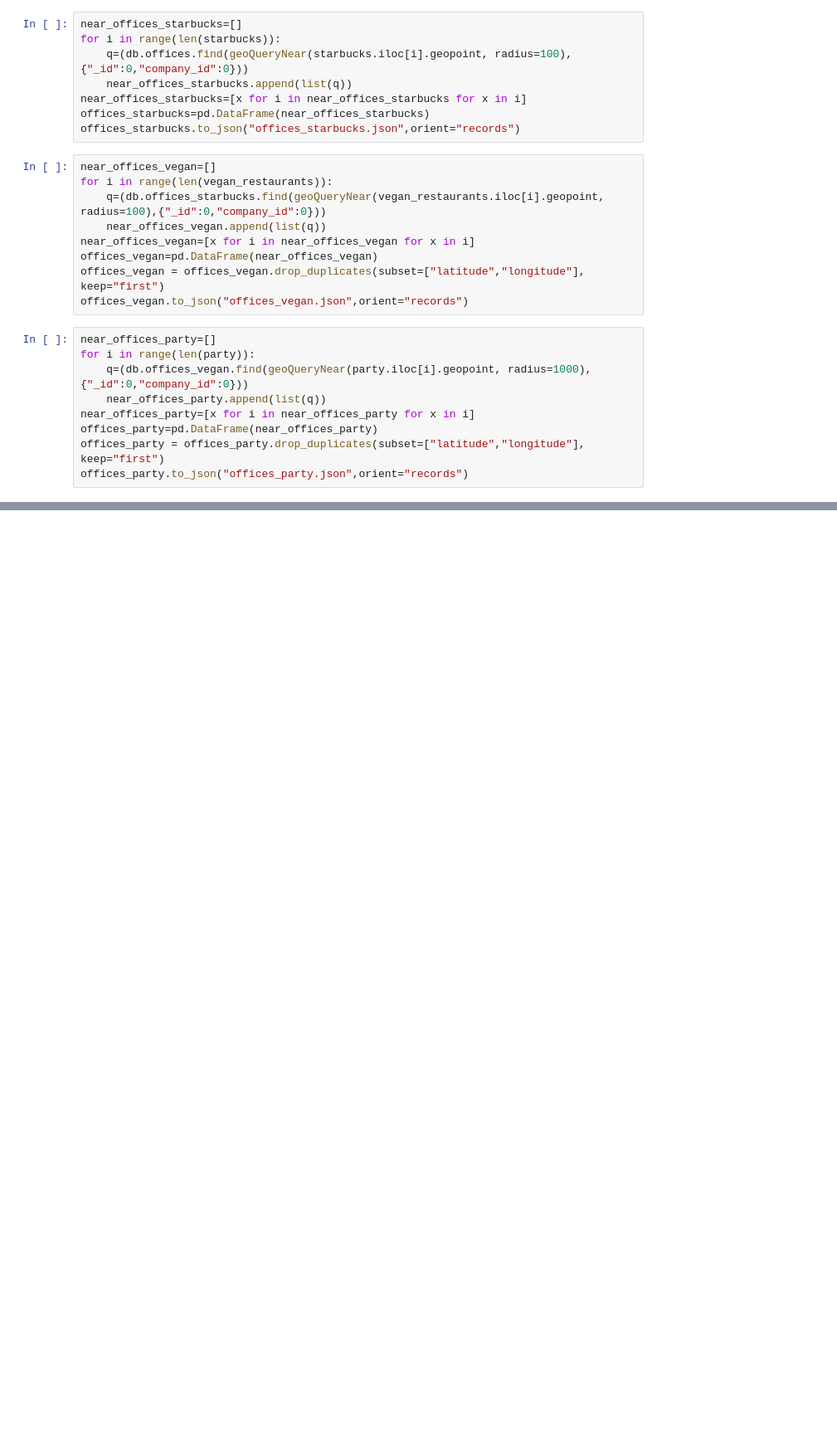
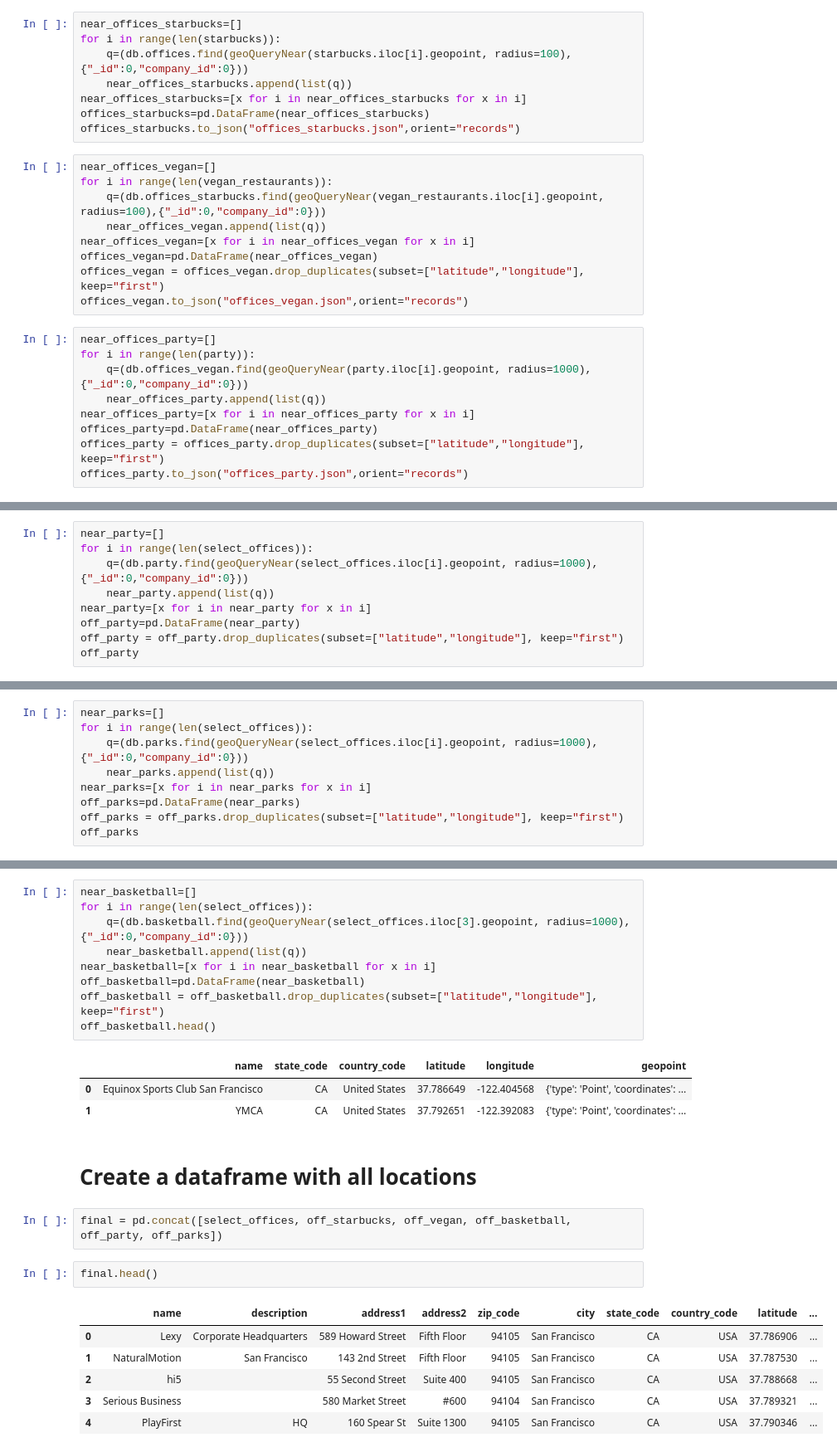
Before and after one commit to Jorge-Doncel/office, a Jupyter notebook: Untitled.ipynb, the cells around one changed output, grey strips where cells are left out. Shown: that part at 83% size. Drawn from its saved outputs; the diff is of its cells as text; blank space fills up the shorter version.

```diff
--- a/Untitled.ipynb
+++ b/Untitled.ipynb
@@ -518,0 +283,9 @@ a={
+# %%
+near_party=[]
+for i in range(len(select_offices)):
+    q=(db.party.find(geoQueryNear(select_offices.iloc[i].geopoint, radius=1000),{"_id":0,"company_id":0}))
+    near_party.append(list(q))
+near_party=[x for i in near_party for x in i]
+off_party=pd.DataFrame(near_party)
+off_party = off_party.drop_duplicates(subset=["latitude","longitude"], keep="first")
+off_party
@@ -518,0 +295,9 @@ a={
+# %%
+near_parks=[]
+for i in range(len(select_offices)):
+    q=(db.parks.find(geoQueryNear(select_offices.iloc[i].geopoint, radius=1000),{"_id":0,"company_id":0}))
+    near_parks.append(list(q))
+near_parks=[x for i in near_parks for x in i]
+off_parks=pd.DataFrame(near_parks)
+off_parks = off_parks.drop_duplicates(subset=["latitude","longitude"], keep="first")
+off_parks
@@ -518,0 +311,26 @@ a={
+# %%
+near_basketball=[]
+for i in range(len(select_offices)):
+    q=(db.basketball.find(geoQueryNear(select_offices.iloc[3].geopoint, radius=1000),{"_id":0,"company_id":0}))
+    near_basketball.append(list(q))
+near_basketball=[x for i in near_basketball for x in i]
+off_basketball=pd.DataFrame(near_basketball)
+off_basketball = off_basketball.drop_duplicates(subset=["latitude","longitude"], keep="first")
+off_basketball.head()
+# %% [output]
+|  | name | state_code | country_code | latitude | longitude | geopoint |
+| 0 | Equinox Sports Club San Francisco | CA | United States | 37.786649 | -122.404568 | {'type': 'Point', 'coordinates': ... |
+| 1 | YMCA | CA | United States | 37.792651 | -122.392083 | {'type': 'Point', 'coordinates': ... |
+# %% [markdown]
+# Create a dataframe with all locations
+# %%
+final = pd.concat([select_offices, off_starbucks, off_vegan, off_basketball, off_party, off_parks])
+# %%
+final.head()
+# %% [output]
+|  | name | description | address1 | address2 | zip_code | city | state_code | country_code | latitude | ... |
+| 0 | Lexy | Corporate Headquarters | 589 Howard Street | Fifth Floor | 94105 | San Francisco | CA | USA | 37.786906 | ... |
+| 1 | NaturalMotion | San Francisco | 143 2nd Street | Fifth Floor | 94105 | San Francisco | CA | USA | 37.787530 | ... |
+| 2 | hi5 |  | 55 Second Street | Suite 400 | 94105 | San Francisco | CA | USA | 37.788668 | ... |
+| 3 | Serious Business |  | 580 Market Street | #600 | 94104 | San Francisco | CA | USA | 37.789321 | ... |
+| 4 | PlayFirst | HQ | 160 Spear St | Suite 1300 | 94105 | San Francisco | CA | USA | 37.790346 | ... |
```
Also changed, not shown: parts of 52 cells of this notebook, 2 other files.
